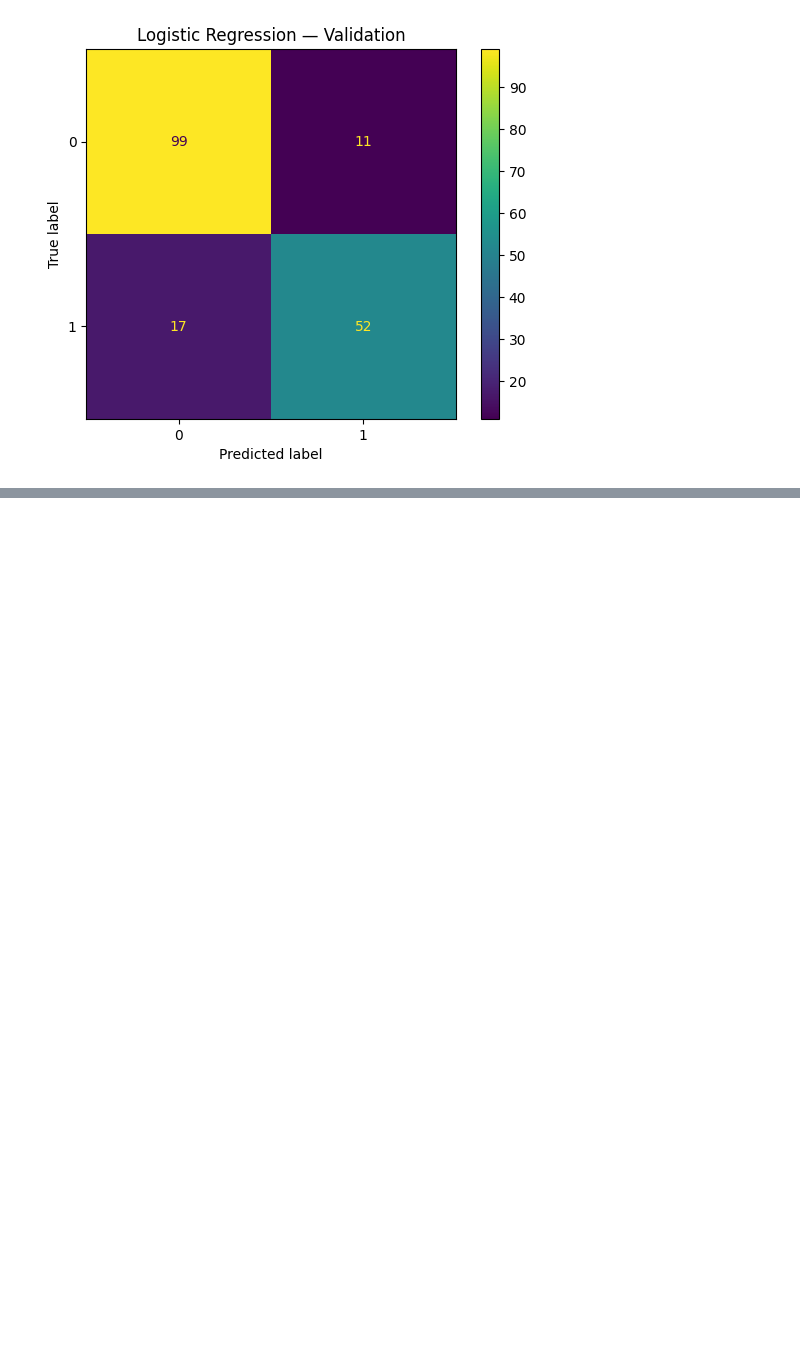
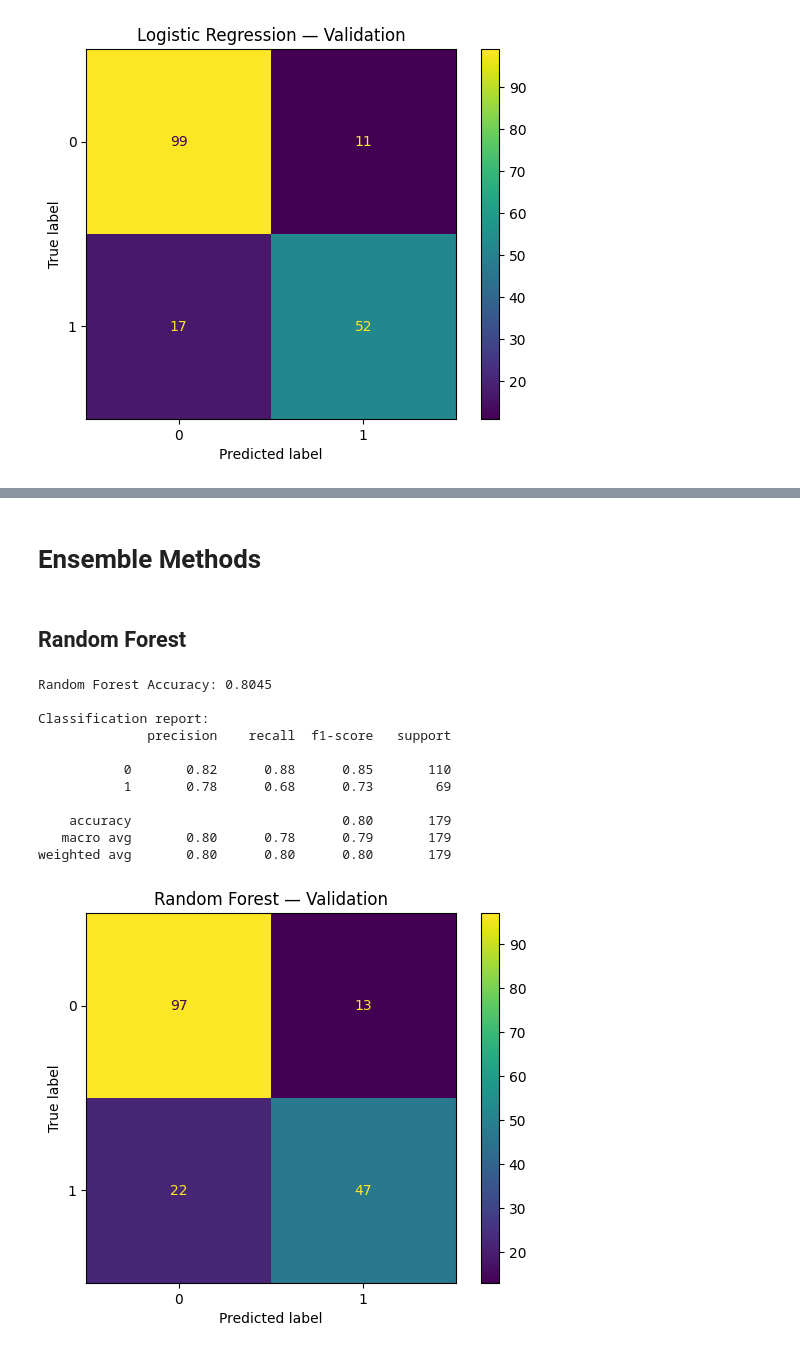
Before and after one commit to CH-CHISAKA/Machine_Learning_and_Data_Science, a Jupyter notebook: 04-assignments/04-assignment/titanic.ipynb, the cells around one changed output, grey strips where cells are left out. Saved outputs shown, nothing was run; the diff lists cells and outputs as text; code cells hidden in the pictures; blank space fills up the shorter version.

```diff
--- a/04-assignments/04-assignment/titanic.ipynb
+++ b/04-assignments/04-assignment/titanic.ipynb
@@ -445,0 +449,53 @@ weighted avg       0.84      0.84      0.84       179
+# %% [markdown]
+# Ensemble Methods
+# %% [markdown]
+## Random Forest
+# %%
+random_forest_model = Pipeline(
+    steps=[
+        ("preprocessor", preprocessor),
+        (
+            "classifier",
+            RandomForestClassifier(
+                n_estimators=400,
+                max_depth=8,
+                min_samples_split=4,
+                min_samples_leaf=2,
+                class_weight=None,
+                random_state=42,
+                n_jobs=-1
+            )
+        )
+    ]
+)
+
+random_forest_model.fit(X_train, y_train)
+
+rf_predictions = random_forest_model.predict(X_valid)
+
+rf_accuracy = accuracy_score(y_valid, rf_predictions)
+
+print(f"Random Forest Accuracy: {rf_accuracy:.4f}")
+
+print("\nClassification report:")
+print(classification_report(y_valid, rf_predictions))
+
+ConfusionMatrixDisplay.from_predictions(
+    y_valid,
+    rf_predictions
+)
+plt.title("Random Forest — Validation")
+plt.show()
+# %% [output]
+Random Forest Accuracy: 0.8045
+
+Classification report:
+              precision    recall  f1-score   support
+
+           0       0.82      0.88      0.85       110
+           1       0.78      0.68      0.73        69
+
+    accuracy                           0.80       179
+   macro avg       0.80      0.78      0.79       179
+weighted avg       0.80      0.80      0.80       179
+[figure, added]
```
Also changed, not shown: parts of 29 cells of this notebook, 2 other files.
